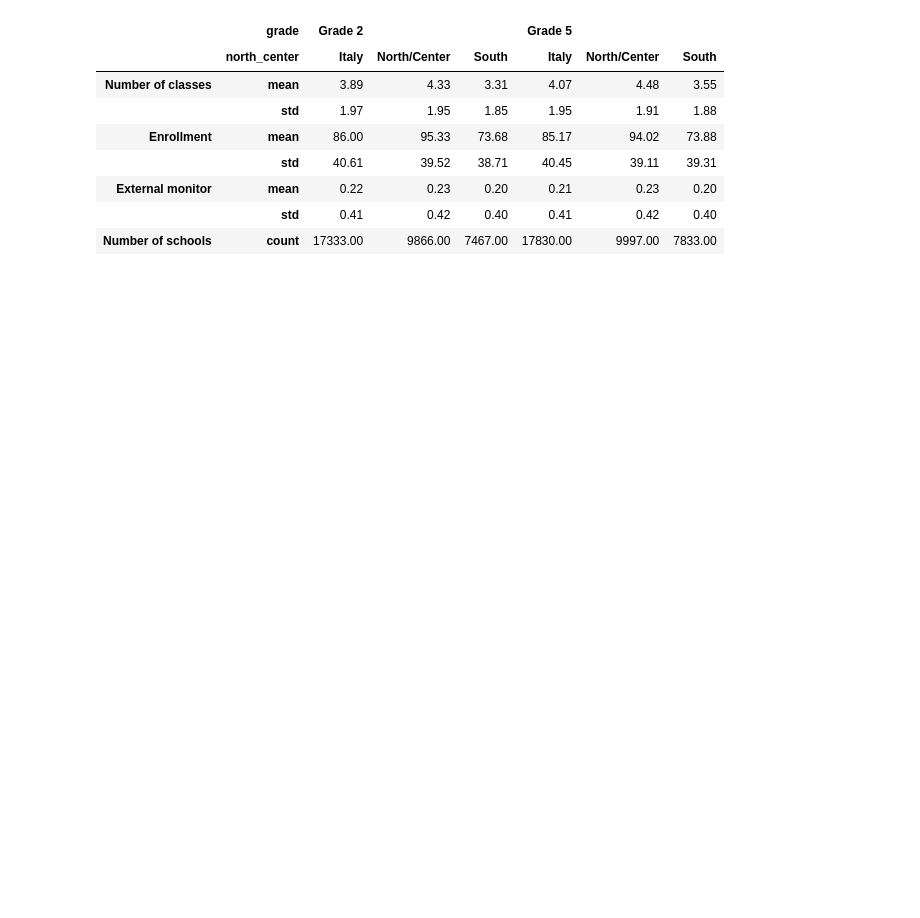
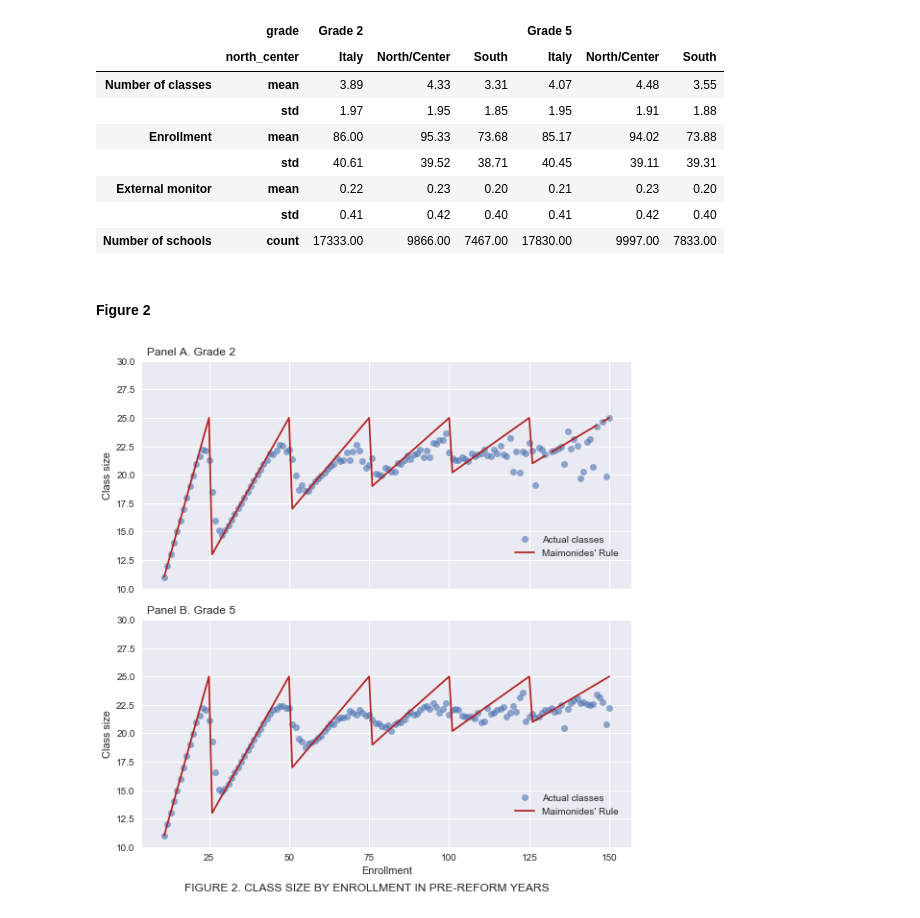
Before and after one commit to FedericoAlexanderRizzuto/microeconometrics-course-project-FedericoAlexanderRizzuto, a Jupyter notebook: project.ipynb, the cells around one changed output. Saved outputs shown, nothing was run; the diff lists cells and outputs as text; code cells hidden in the pictures; blank space fills up the shorter version.

Commit message:
Figures 2 and 3

```diff
--- a/project.ipynb
+++ b/project.ipynb
@@ -85,3 +82,9 @@ create_table1c(df)
 | External monitor | mean | 0.22 | 0.23 | 0.20 | 0.21 | 0.23 | 0.20 |
 |  | std | 0.41 | 0.42 | 0.40 | 0.41 | 0.42 | 0.40 |
 | Number of schools | count | 17333.00 | 9866.00 | 7467.00 | 17830.00 | 9997.00 | 7833.00 |
+# %% [markdown]
+#### Figure 2
+# %%
+create_fig2(df)
+# %% [output]
+[figure, added]
```
Also changed, not shown: parts of 9 cells of this notebook, 2 other files.
